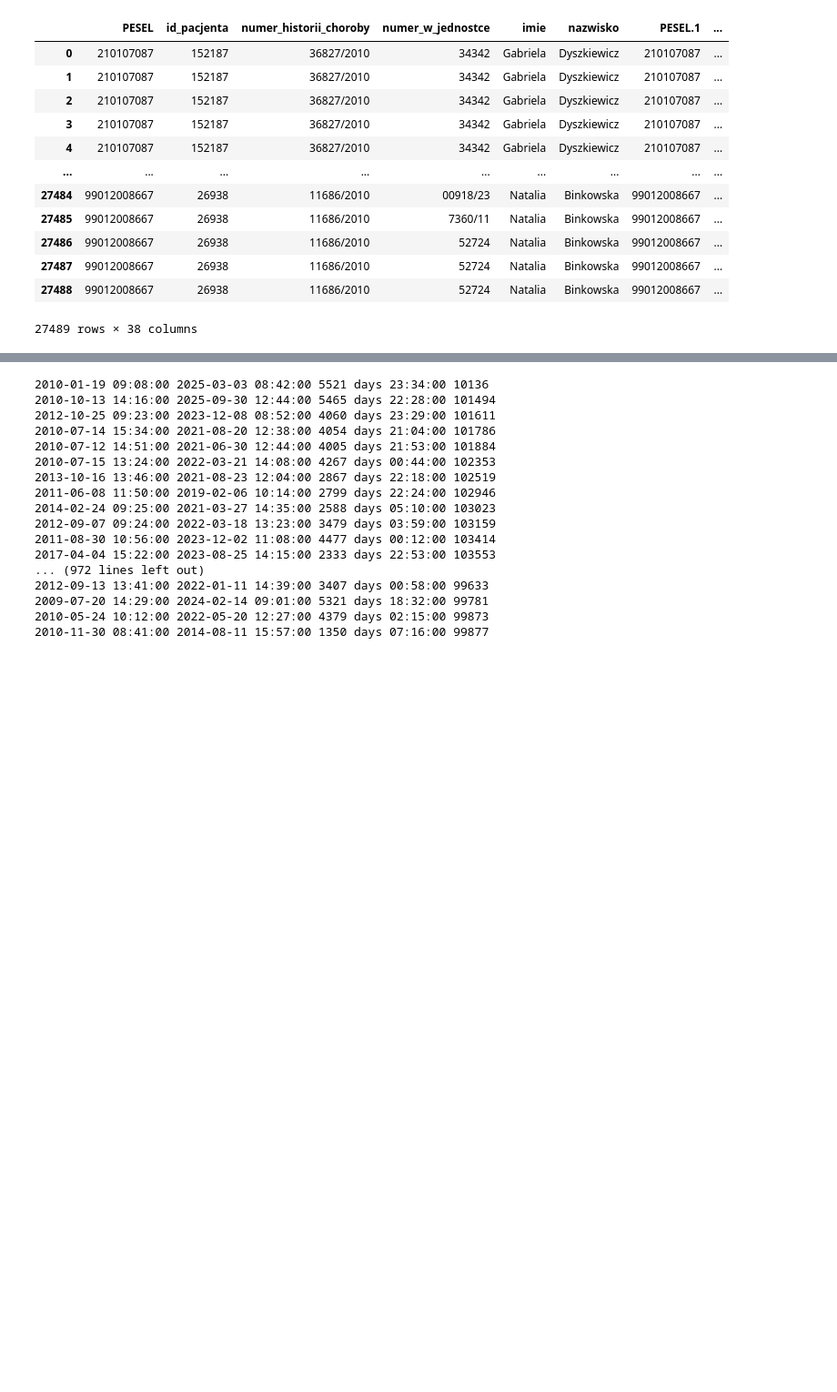
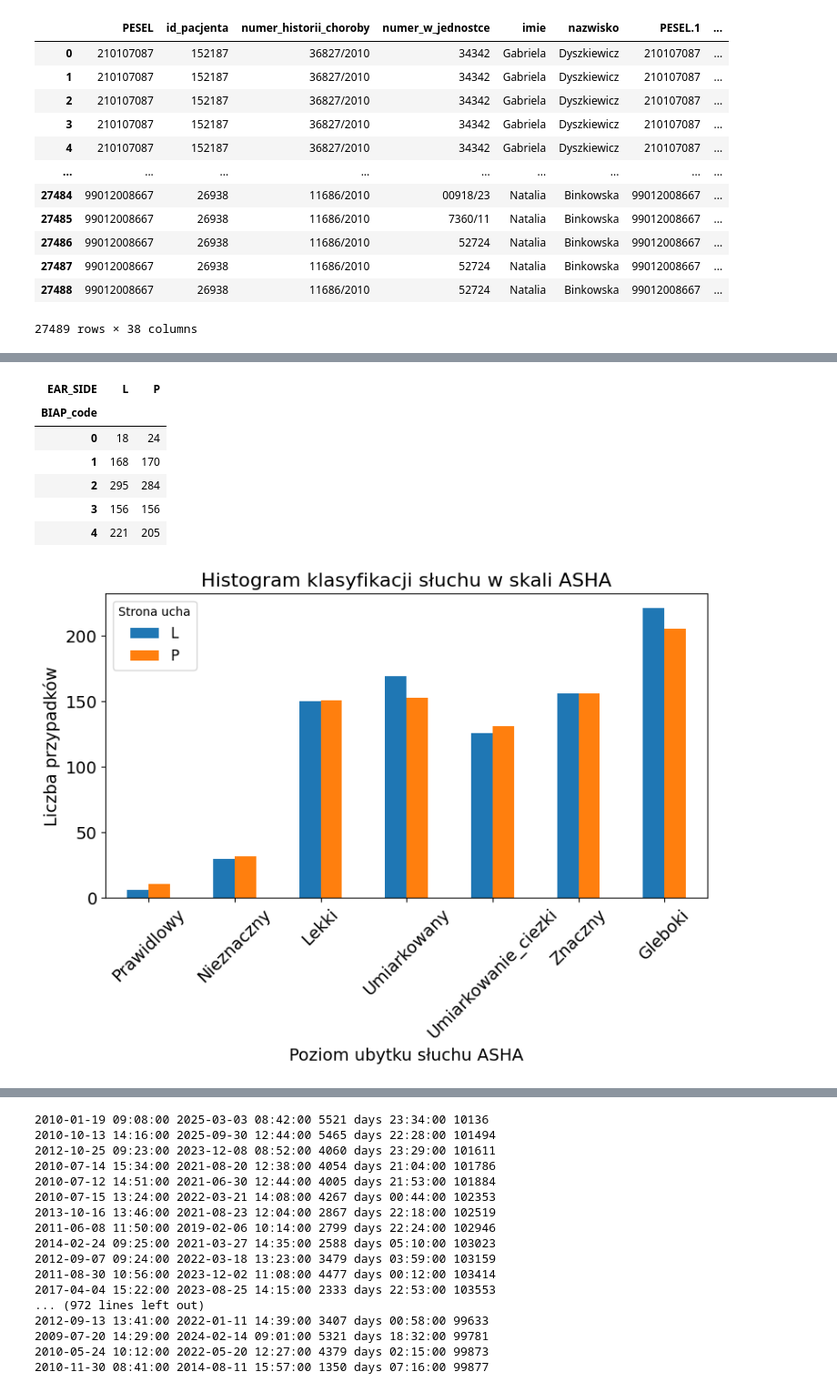
Before and after one commit to maria0026/GeneHearing, a Jupyter notebook: notebooks/data_info.ipynb, the cells around one changed output, grey strips where cells are left out. Shown at 91% size. Cells and saved outputs as stored; diff of their text form; code cells hidden in the pictures; blank space fills up the shorter version.

```diff
--- a/notebooks/data_info.ipynb
+++ b/notebooks/data_info.ipynb
@@ -189,5 +262,15 @@ def plot_hearing_type(df):
     plt.show()
 # %%
-plot_hearing_type(df)
+plot_hearing_type(df, allel1 = None, allel2=None, hearing_type_map=hearing_type_map, warianty=None)
+plot_hearing_degree(df, None, None, ASHA_label_map, 'ASHA')
+plot_hearing_degree(df, None, None, BIAP_label_map, 'BIAP')
 # %% [output]
 [figure]
+| EAR_SIDE | L | P |
+| BIAP_code |  |  |
+| 0 | 18 | 24 |
+| 1 | 168 | 170 |
+| 2 | 295 | 284 |
+| 3 | 156 | 156 |
+| 4 | 221 | 205 |
+[figure, added]
```
Also changed, not shown: parts of 13 cells of this notebook.
